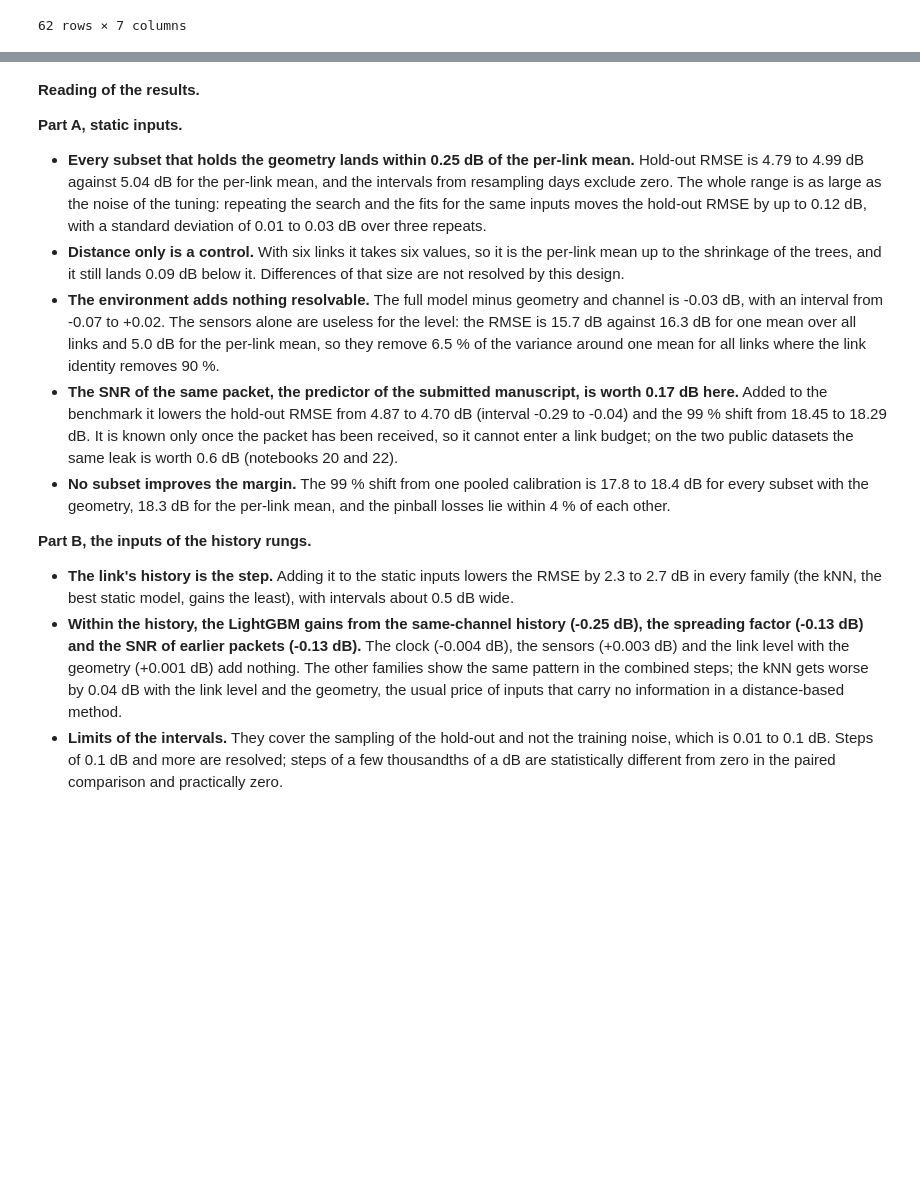
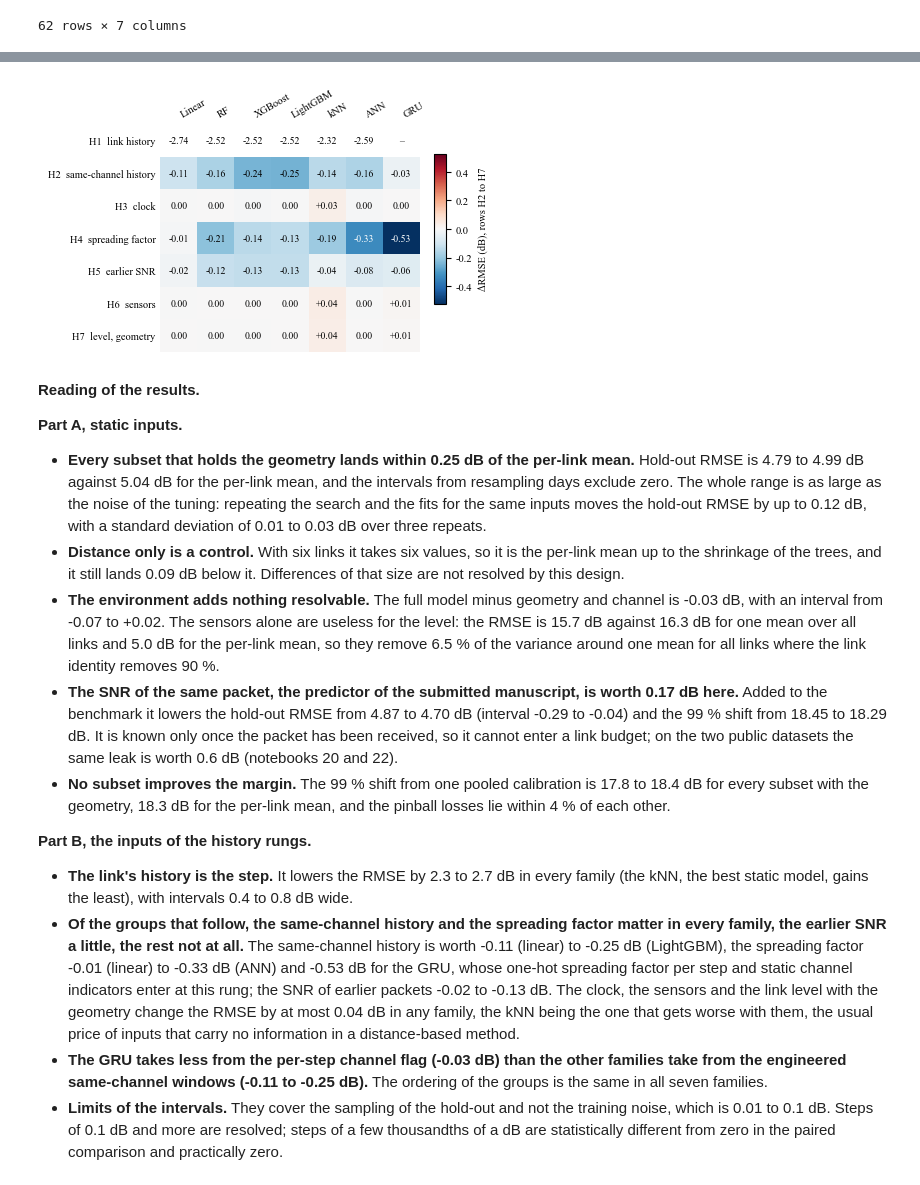
Before and after one commit to nahshonmokua/LoRaWAN-IndoorPathLossModeling-ML, a Jupyter notebook: 19_Feature_Groups.ipynb, the cells around one changed output, grey strips where cells are left out. Cells and saved outputs as stored; diff of their text form; code cells hidden in the pictures; blank space fills up the shorter version.

```diff
--- a/19_Feature_Groups.ipynb
+++ b/19_Feature_Groups.ipynb
@@ -300,3 +329,30 @@ plt.show()
+# %%
+# Heat map of the same steps: the pattern across families at a glance (the first row is an order of magnitude larger and is left uncoloured)
+M = np.array([[st.loc[(f, s)].dRMSE if (f, s) in st.index else np.nan for f, _, _ in FAM] for s, _ in STEP])
+fig, ax = plt.subplots(figsize=(4.8, 3.0))
+fig.subplots_adjust(left=0.3, right=0.84, top=0.8, bottom=0.04)
+lim = np.nanmax(np.abs(M[1:]))
+ax.imshow(np.where(np.arange(len(STEP))[:, None] == 0, np.nan, M), cmap="RdBu_r", vmin=-lim, vmax=lim, aspect="auto")
+ax.imshow(np.where(np.broadcast_to(np.arange(len(STEP))[:, None] == 0, M.shape), 0.0, np.nan), cmap="Greys", vmin=0, vmax=1, aspect="auto", alpha=0.12)
+ax.set_xlim(-0.5, M.shape[1] - 0.5); ax.set_ylim(M.shape[0] - 0.5, -0.5)
+for i in range(M.shape[0]):
+    for j in range(M.shape[1]):
+        v = M[i, j]
+        ax.text(j, i, "–" if np.isnan(v) else ("0.00" if round(v, 2) == 0 else f"{v:+.2f}"), ha="center", va="center", fontsize=7,
+                color="white" if (i > 0 and abs(v) > 0.6 * lim) else "black")
+ax.set_xticks(range(len(FAM)), [lab for _, lab, _ in FAM], rotation=30, ha="left")
+ax.xaxis.tick_top()
+ax.set_yticks(range(len(STEP)), [lab for _, lab in STEP])
+ax.tick_params(length=0)
+for sp in ax.spines.values():
+    sp.set_visible(False)
+sm = plt.cm.ScalarMappable(cmap="RdBu_r", norm=plt.Normalize(-lim, lim))
+cb = fig.colorbar(sm, cax=fig.add_axes([0.87, 0.2, 0.025, 0.5]))
+cb.set_label("ΔRMSE (dB), rows H2 to H7")
+fig.savefig("Figures/history_steps_heatmap.png", dpi=300, bbox_inches="tight")
+plt.show()
+# %% [output]
+[figure, added]
 # %% [markdown]
 **Reading of the results.**
 
@@ -308,6 +364,7 @@ plt.show()
 * **No subset improves the margin.** The 99 % shift from one pooled calibration is 17.8 to 18.4 dB for every subset with the geometry, 18.3 dB for the per-link mean, and the pinball losses lie within 4 % of each other.
 
 **Part B, the inputs of the history rungs.**
-* **The link's history is the step.** Adding it to the static inputs lowers the RMSE by 2.3 to 2.7 dB in every family (the kNN, the best static model, gains the least), with intervals about 0.5 dB wide.
-* **Within the history, the LightGBM gains from the same-channel history (-0.25 dB), the spreading factor (-0.13 dB) and the SNR of earlier packets (-0.13 dB).** The clock (-0.004 dB), the sensors (+0.003 dB) and the link level with the geometry (+0.001 dB) add nothing. The other families show the same pattern in the combined steps; the kNN gets worse by 0.04 dB with the link level and the geometry, the usual price of inputs that carry no information in a distance-based method.
+* **The link's history is the step.** It lowers the RMSE by 2.3 to 2.7 dB in every family (the kNN, the best static model, gains the least), with intervals 0.4 to 0.8 dB wide.
+* **Of the groups that follow, the same-channel history and the spreading factor matter in every family, the earlier SNR a little, the rest not at all.** The same-channel history is worth -0.11 (linear) to -0.25 dB (LightGBM), the spreading factor -0.01 (linear) to -0.33 dB (ANN) and -0.53 dB for the GRU, whose one-hot spreading factor per step and static channel indicators enter at this rung; the SNR of earlier packets -0.02 to -0.13 dB. The clock, the sensors and the link level with the geometry change the RMSE by at most 0.04 dB in any family, the kNN being the one that gets worse with them, the usual price of inputs that carry no information in a distance-based method.
+* **The GRU takes less from the per-step channel flag (-0.03 dB) than the other families take from the engineered same-channel windows (-0.11 to -0.25 dB).** The ordering of the groups is the same in all seven families.
 * **Limits of the intervals.** They cover the sampling of the hold-out and not the training noise, which is 0.01 to 0.1 dB. Steps of 0.1 dB and more are resolved; steps of a few thousandths of a dB are statistically different from zero in the paired comparison and practically zero.
```
Also changed, not shown: parts of 2 cells of this notebook.
